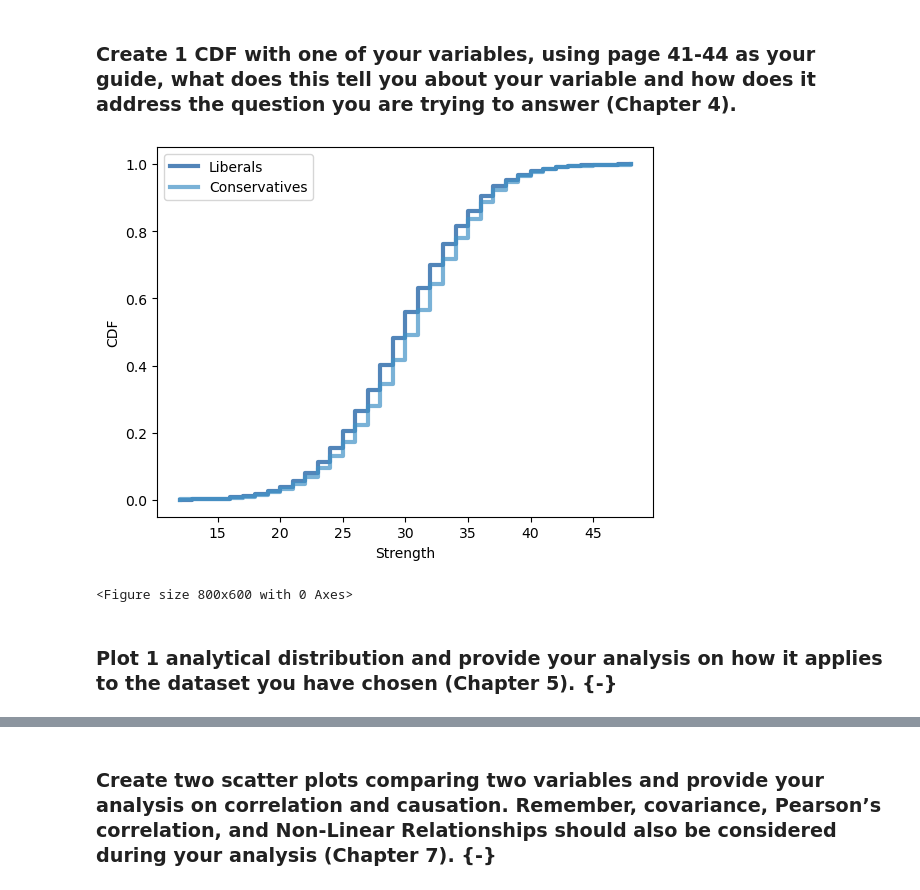
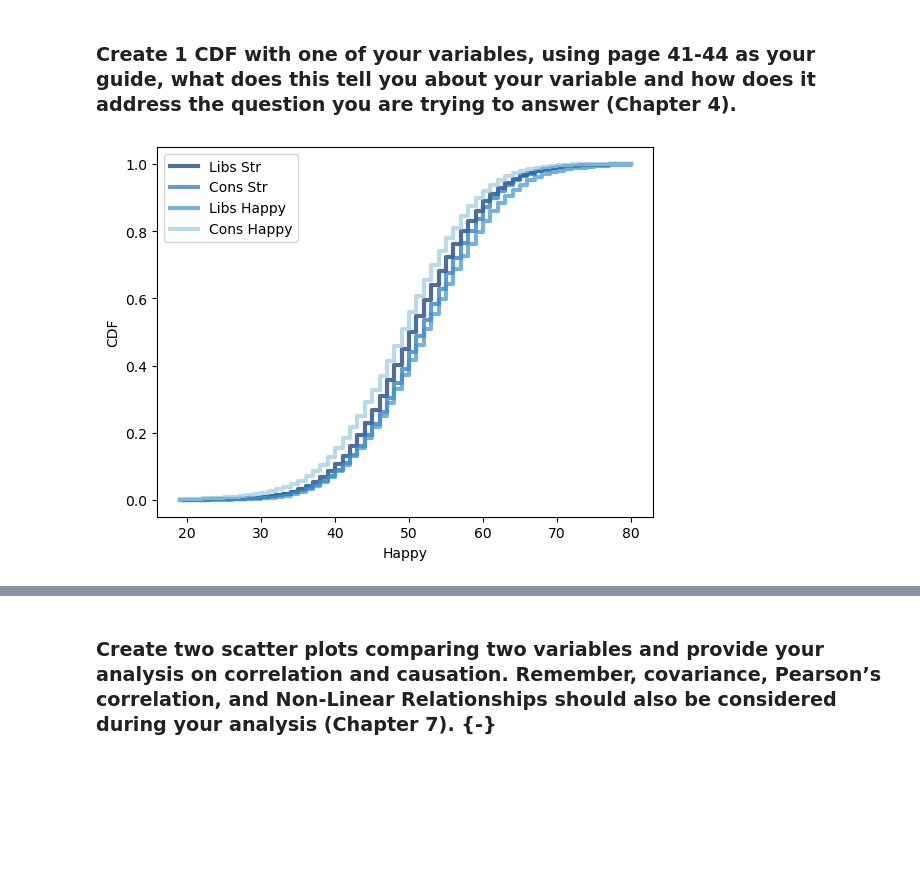
Before and after one commit to jeffbaronp3/BARON_DSC530_TermProject, a Jupyter notebook: BARON_DSC530_TermProject.ipynb, the cells around one changed output, grey strips where cells are left out. Cells and saved outputs as stored; diff of their text form; code cells hidden in the pictures; blank space fills up the shorter version.

```diff
--- a/BARON_DSC530_TermProject.ipynb
+++ b/BARON_DSC530_TermProject.ipynb
@@ -271,9 +305,30 @@ All Yrs 201216  3.07    3.00    0.64    0.80    0.2609
 # %%
-data["strength"] = data.Health + data.Wealth + data.Love + data.Faith
-Summarize(data,"strength","Health+Wealth+Love+Faith Score:")
-hist = thinkstats2.Hist(data.strength, label='Strength')
+# Plot a histogram and analytical distribtion of the combined "Strength" score
+# Note: I did these out of book order here and in the presentation for the purpose of introducing the strength score
+# which is used in the next few slides.
+
+Summarize(data,"Strength","Health+Wealth+Love+Faith Score:")
+print("Skew:", data.Strength.skew())
+print("Kurtosis:", data.Strength.kurtosis())
+hist = thinkstats2.Hist(data.Strength, label='Strength')
 thinkplot.Hist(hist)
 thinkplot.Show(xlabel='Score', ylabel='Frequency')
+
+mean, var = thinkstats2.TrimmedMeanVar(data.Strength, p=0.01)
+std = np.sqrt(var)
+
+xs = [-4, 4]
+fxs, fys = thinkstats2.FitLine(xs, mean, std)
+thinkplot.Plot(fxs, fys, linewidth=4, color="0.8")
+
+xs, ys = thinkstats2.NormalProbability(data.Strength)
+thinkplot.Plot(xs, ys, label="H-W-L-F Score")
+
+thinkplot.Config(
+    title="Normal probability plot",
+    xlabel="Standard deviations from mean",
+    ylabel="Strength",
+)
 # %% [output]
 Health+Wealth+Love+Faith Score:
 key     n       mean    mode    var     std     cv
@@ -305,13 +377,15 @@ thinkplot.Show(xlabel='Strength Score')
 # %% [markdown]
 ### Create 1 CDF with one of your variables, using page 41-44 as your guide, what does this tell you about your variable and how does it address the question you are trying to answer (Chapter 4).
 # %%
-first_cdf = thinkstats2.Cdf(data[data.Politics > 3 ].strength, label="Liberals")
-other_cdf = thinkstats2.Cdf(data[data.Politics < 3 ].strength, label="Conservatives")
-thinkplot.PrePlot(2)
-thinkplot.Cdfs([first_cdf, other_cdf])
-thinkplot. Show(xlabel='Strength', ylabel='CDF')
+# Compare Conservatives and Liberals in terms of Strength and Happiness using a CDF chart
+
+Liberal_cdf = thinkstats2.Cdf(data[data.Politics > 3 ].Strength, label="Libs Str")
+Conserv_cdf = thinkstats2.Cdf(data[data.Politics < 3 ].Strength, label="Cons Str")
+thinkplot.Cdfs([Liberal_cdf, Conserv_cdf])
+thinkplot.Config(xlabel='Strength', ylabel='CDF')
+Liberal_cdf = thinkstats2.Cdf(data[data.Happy > 3 ].Strength, label="Libs Happy")
+Conserv_cdf = thinkstats2.Cdf(data[data.Happy < 3 ].Strength, label="Cons Happy")
+thinkplot.Cdfs([Liberal_cdf, Conserv_cdf])
+thinkplot.Config(xlabel='Happy', ylabel='CDF')
 # %% [output]
-[figure, old version]
+[figure, new version]
-<Figure size 800x600 with 0 Axes>
-# %% [markdown]
-### Plot 1 analytical distribution and provide your analysis on how it applies to the dataset you have chosen (Chapter 5). {-}
```
Also changed, not shown: parts of 15 cells of this notebook, 4 other files.
